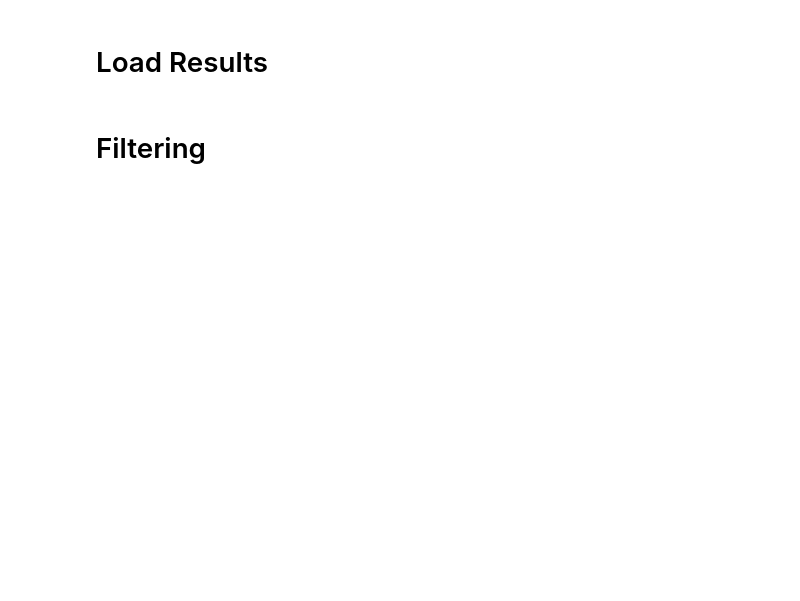
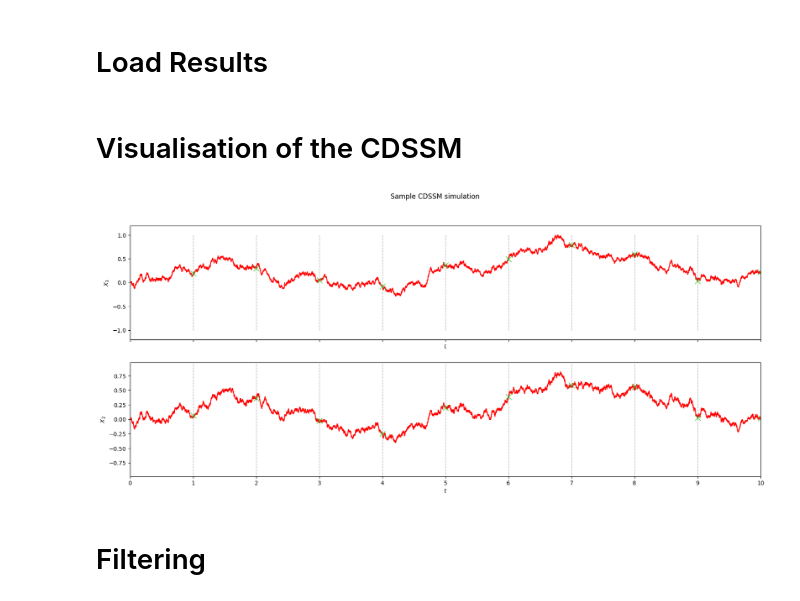
Before and after one commit to chris-stanton50/particles-cdssm, a Jupyter notebook: notebooks/results_template.ipynb, the cells around one changed output. Cells and saved outputs as stored; diff of their text form; code cells hidden in the pictures; blank space fills up the shorter version.

```diff
--- a/notebooks/results_template.ipynb
+++ b/notebooks/results_template.ipynb
@@ -20 +22,17 @@ if online_smoothing:
+# %% [markdown]
+# Visualisation of the CDSSM
+# %%
+cdssm  = build_cdssm(cdssm_spec_name)
+
+# We generate some synthetic data from the process:
+T = CDSSM_LIB[cdssm_spec_name]['default_T']
+
+np.random.seed(CDSSM_LIB[cdssm_spec_name]['default_T'])
+x, y = cdssm.simulate(T)
+
+# BLA BLA BLA
+fig, axes = splt.dim_plots(cdssm, x, y, len=10)
+plt.show()
+# %% [output]
+[figure, added]
 # %%
```
Also changed, not shown: parts of 9 cells of this notebook.
